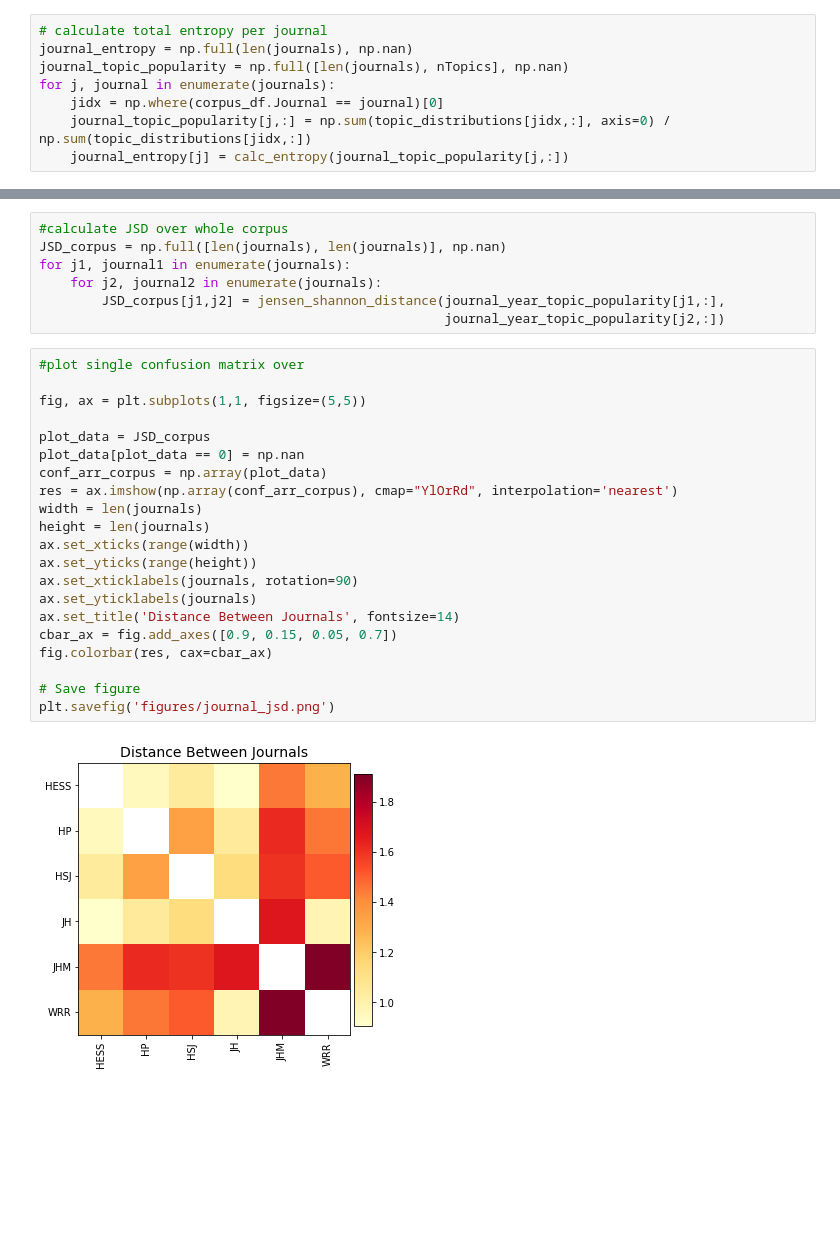
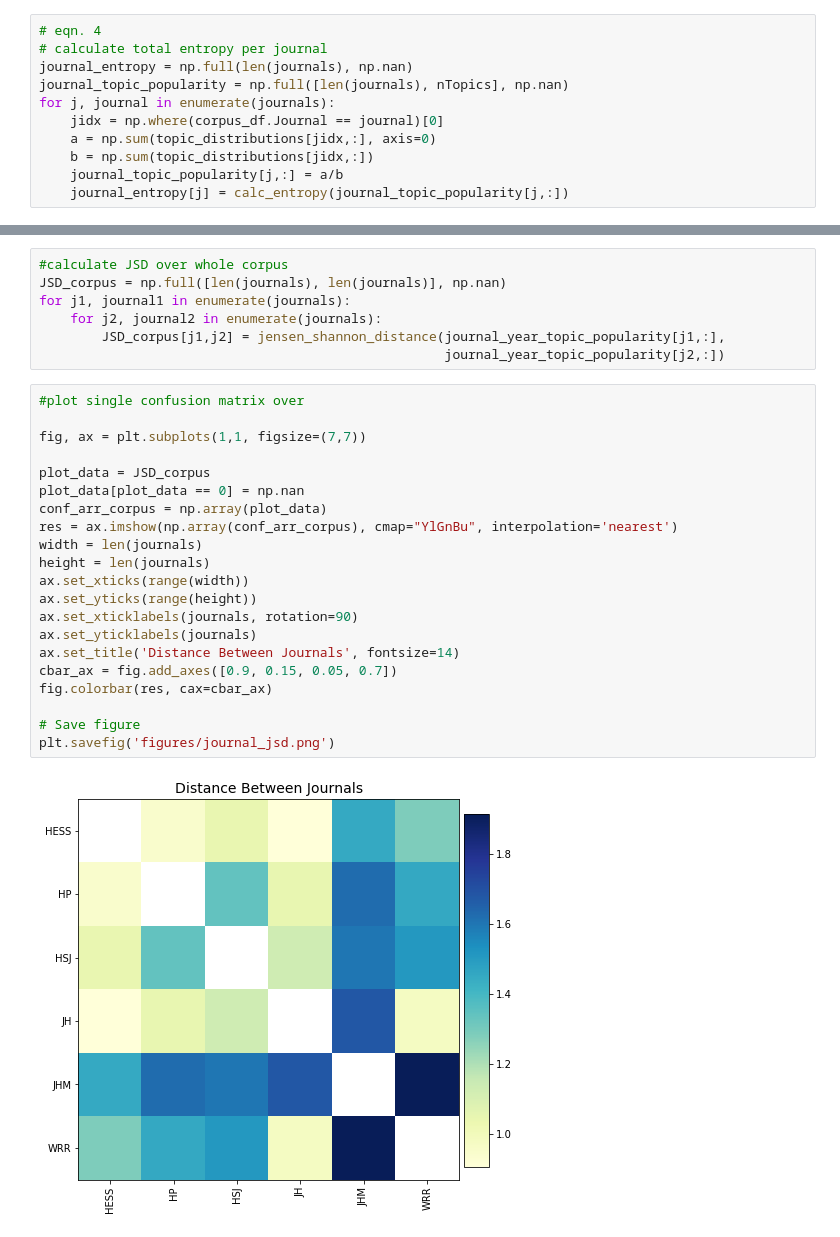
Before and after one commit to mashrekur/topic_modeling_hydrology, a Jupyter notebook: 6_journal_analysis.ipynb, the cells around one changed output, grey strips where cells are left out. Saved outputs shown, nothing was run; the diff lists cells and outputs as text; blank space fills up the shorter version.

```diff
--- a/6_journal_analysis.ipynb
+++ b/6_journal_analysis.ipynb
@@ -107,10 +107,13 @@ for j, journal in enumerate(journals):
 # %%
+# eqn. 4
 # calculate total entropy per journal
 journal_entropy = np.full(len(journals), np.nan)
 journal_topic_popularity = np.full([len(journals), nTopics], np.nan)
 for j, journal in enumerate(journals):
     jidx = np.where(corpus_df.Journal == journal)[0]
-    journal_topic_popularity[j,:] = np.sum(topic_distributions[jidx,:], axis=0) / np.sum(topic_distributions[jidx,:])
+    a = np.sum(topic_distributions[jidx,:], axis=0)
+    b = np.sum(topic_distributions[jidx,:])
+    journal_topic_popularity[j,:] = a/b
     journal_entropy[j] = calc_entropy(journal_topic_popularity[j,:])
 # %%
 # plot total entropy per journal
@@ -361,23 +364,23 @@ for j1, journal1 in enumerate(journals):
 # %%
 #plot single confusion matrix over
 
-fig, ax = plt.subplots(1,1, figsize=(5,5))
+fig, ax = plt.subplots(1,1, figsize=(7,7))
 
 plot_data = JSD_corpus
 plot_data[plot_data == 0] = np.nan
 conf_arr_corpus = np.array(plot_data)
-res = ax.imshow(np.array(conf_arr_corpus), cmap="YlOrRd", interpolation='nearest')
+res = ax.imshow(np.array(conf_arr_corpus), cmap="YlGnBu", interpolation='nearest')
 width = len(journals)
 height = len(journals)
 ax.set_xticks(range(width))
 ax.set_yticks(range(height))
 ax.set_xticklabels(journals, rotation=90)
 ax.set_yticklabels(journals)
 ax.set_title('Distance Between Journals', fontsize=14)
 cbar_ax = fig.add_axes([0.9, 0.15, 0.05, 0.7])
 fig.colorbar(res, cax=cbar_ax)
 
 # Save figure
 plt.savefig('figures/journal_jsd.png')
 # %% [output]
-[figure, old version]
+[figure, new version]
```
Also changed, not shown: parts of 10 cells of this notebook, 8 other files.
